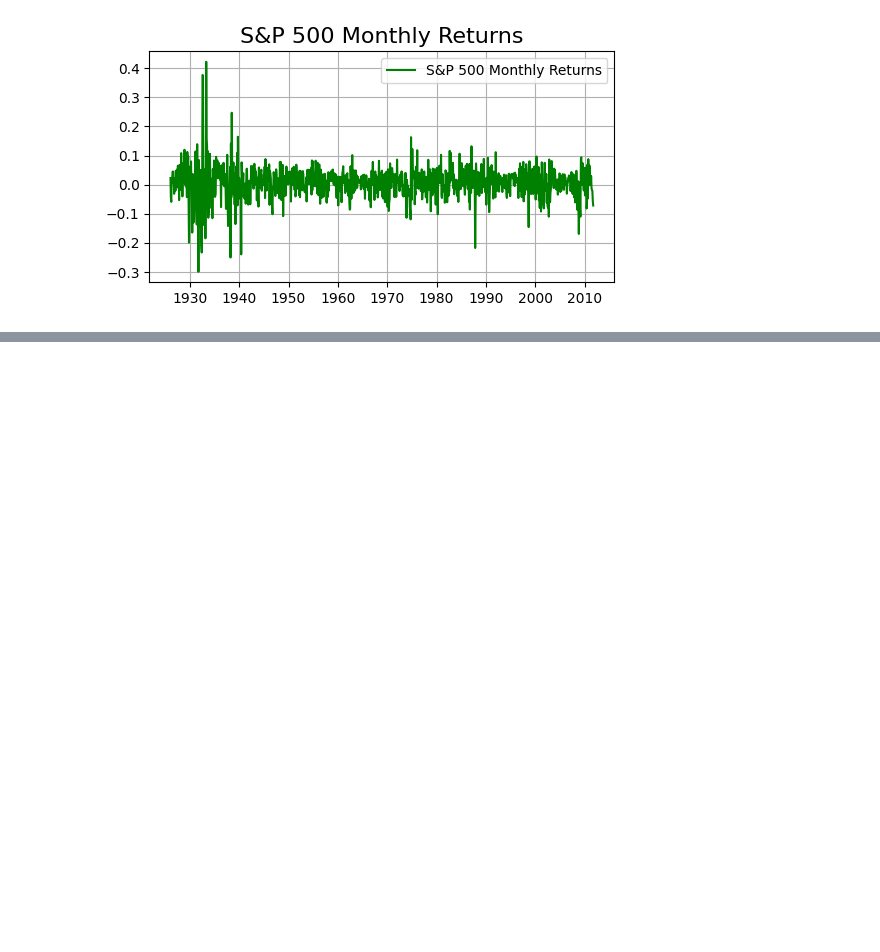
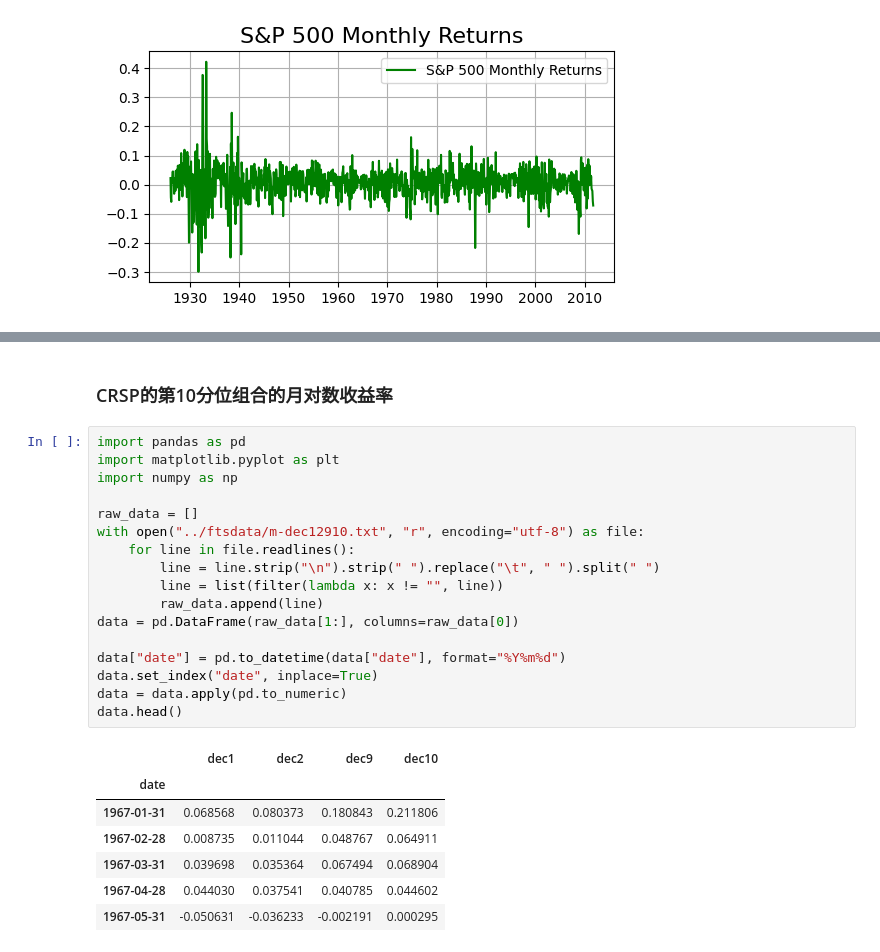
Before and after one commit to 3000ye/TimeSeriesAnalysis, a Jupyter notebook: Ch2/_sample.ipynb, the cells around one changed output, grey strips where cells are left out. Saved outputs shown, nothing was run; the diff lists cells and outputs as text; blank space fills up the shorter version.

```diff
--- a/Ch2/_sample.ipynb
+++ b/Ch2/_sample.ipynb
@@ -123,0 +145,27 @@ plt.show()
+# %% [markdown]
+### CRSP的第10分位组合的月对数收益率
+# %%
+import pandas as pd
+import matplotlib.pyplot as plt
+import numpy as np
+
+raw_data = []
+with open("../ftsdata/m-dec12910.txt", "r", encoding="utf-8") as file:
+    for line in file.readlines():
+        line = line.strip("\n").strip(" ").replace("\t", " ").split(" ")
+        line = list(filter(lambda x: x != "", line))
+        raw_data.append(line)
+data = pd.DataFrame(raw_data[1:], columns=raw_data[0])
+
+data["date"] = pd.to_datetime(data["date"], format="%Y%m%d")
+data.set_index("date", inplace=True)
+data = data.apply(pd.to_numeric)
+data.head()
+# %% [output]
+|  | dec1 | dec2 | dec9 | dec10 |
+| date |  |  |  |  |
+| 1967-01-31 | 0.068568 | 0.080373 | 0.180843 | 0.211806 |
+| 1967-02-28 | 0.008735 | 0.011044 | 0.048767 | 0.064911 |
+| 1967-03-31 | 0.039698 | 0.035364 | 0.067494 | 0.068904 |
+| 1967-04-28 | 0.044030 | 0.037541 | 0.040785 | 0.044602 |
+| 1967-05-31 | -0.050631 | -0.036233 | -0.002191 | 0.000295 |
```
Also changed, not shown: parts of 5 cells of this notebook, 10 other files.
